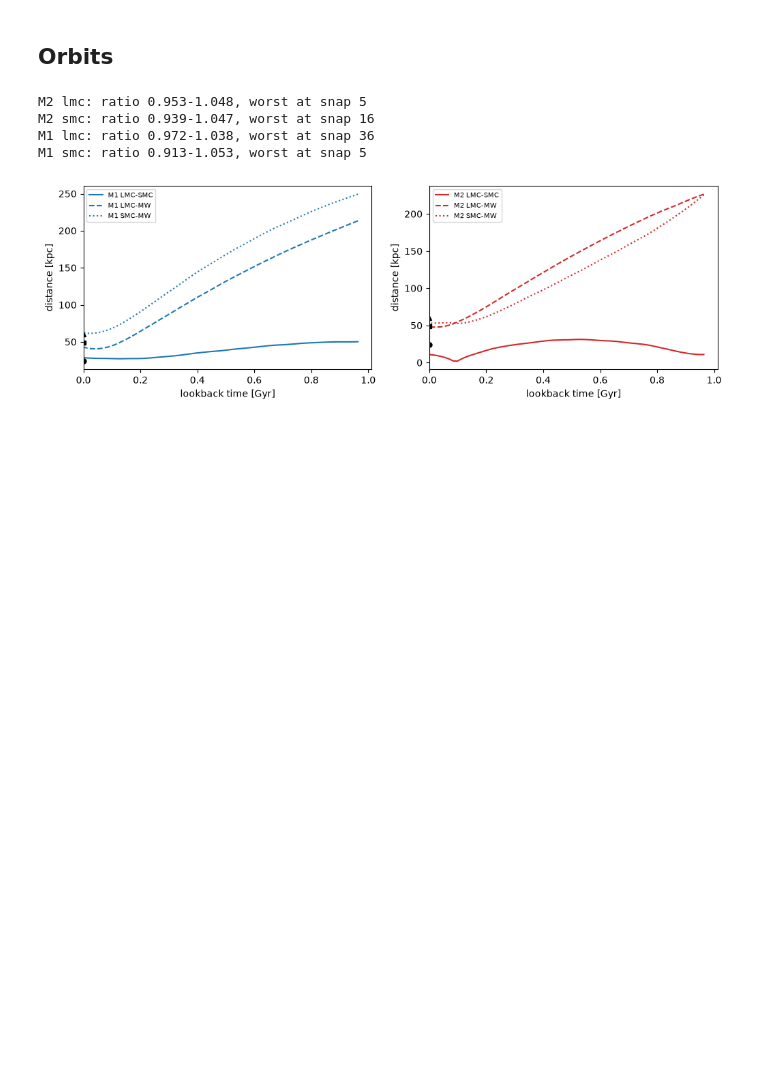
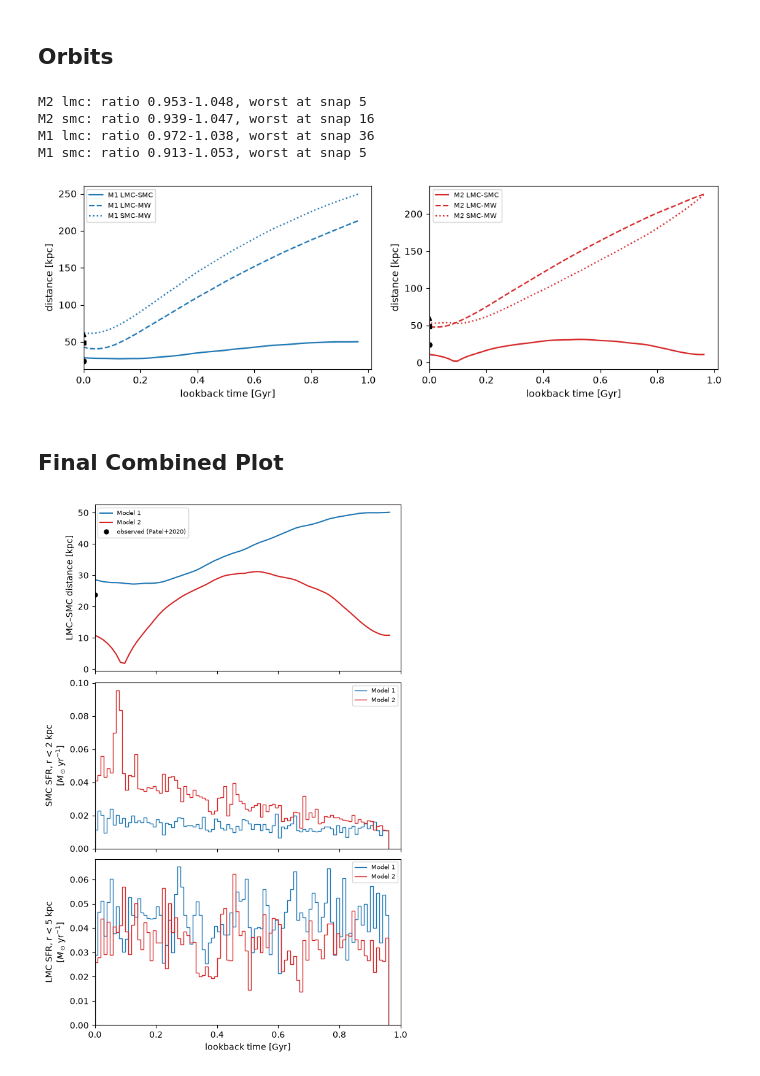
Before and after one commit to ZevVladimir/lmcsmcmw, a Jupyter notebook: notebooks/b12_SF_review.ipynb, the cells around one changed output. Cells and saved outputs as stored; diff of their text form; code cells hidden in the pictures; blank space fills up the shorter version.

```diff
--- a/notebooks/b12_SF_review.ipynb
+++ b/notebooks/b12_SF_review.ipynb
@@ -33,8 +46,7 @@ def load_sfh(galaxy, snap=69, r_max=LMC_R_MAX, dt=DT):
     return p, t_now, edges, rate, rate_all
 # %%
 def load_orbits(model):
-    ds = f"ext_b12-model{model}"
-    o = {g: products.read_product(products.product_path(ds, "orbit", g)).arrays for g in ("lmc", "smc")}
+    o = {g: products.read_product(products.product_path(dataset(model), "orbit", g)).arrays for g in ("lmc", "smc")}
     assert np.array_equal(o["lmc"]["snapshot"], o["smc"]["snapshot"])
     # present day taken from the same header that the newstars product used
     # SFH and orbit panels then share t_now
@@ -113,3 +132,31 @@ for i, model in enumerate(MODELS):
 # ax.invert_xaxis()
 # %% [output]
 [figure]
+# %% [markdown]
+## Final Combined Plot
+# %%
+fig, (ax_d, ax_s, ax_l) = plt.subplots(3, 1, figsize=(6, 9), sharex=True, constrained_layout=True)
+
+for model in MODELS:
+    c = COLOR[model]
+    o, t_now = load_orbits(model)
+    lb = t_now - o["lmc"]["t_gyr"]
+    keep = lb >= -1e-9
+    d = np.linalg.norm(o["lmc"]["pos_kpc"] - o["smc"]["pos_kpc"], axis=1)
+    ax_d.plot(lb[keep], d[keep], c=c, label=f"Model {model}")
+
+    for ax, galaxy in ((ax_s, "smc"), (ax_l, "lmc")):
+        _, t_sf, edges, rate, _ = load_sfh(model, galaxy)
+        ax.stairs(rate[::-1], (t_sf - edges)[::-1], color=c, label=f"Model {model}")
+
+L, S = np.asarray(patel2020.LMC_CENTER), np.asarray(patel2020.SMC_CENTER)
+ax_d.plot(0, np.linalg.norm(L - S), "o", c="k", ms=5, label="observed (Patel+2020)")
+
+ax_d.set_ylabel("LMC–SMC distance [kpc]")
+ax_s.set_ylabel(f"SMC SFR, r < {GAL['smc']['r_max']:g} kpc\n" + r"[$M_\odot\,\mathrm{yr}^{-1}$]")
+ax_l.set_ylabel(f"LMC SFR, r < {GAL['lmc']['r_max']:g} kpc\n" + r"[$M_\odot\,\mathrm{yr}^{-1}$]")
+ax_l.set(xlabel="lookback time [Gyr]", xlim=(0, 1))
+for ax in (ax_d, ax_s, ax_l):
+    ax.legend(fontsize=7)
+# %% [output]
+[figure, added]
```
Also changed, not shown: parts of 9 cells of this notebook.
